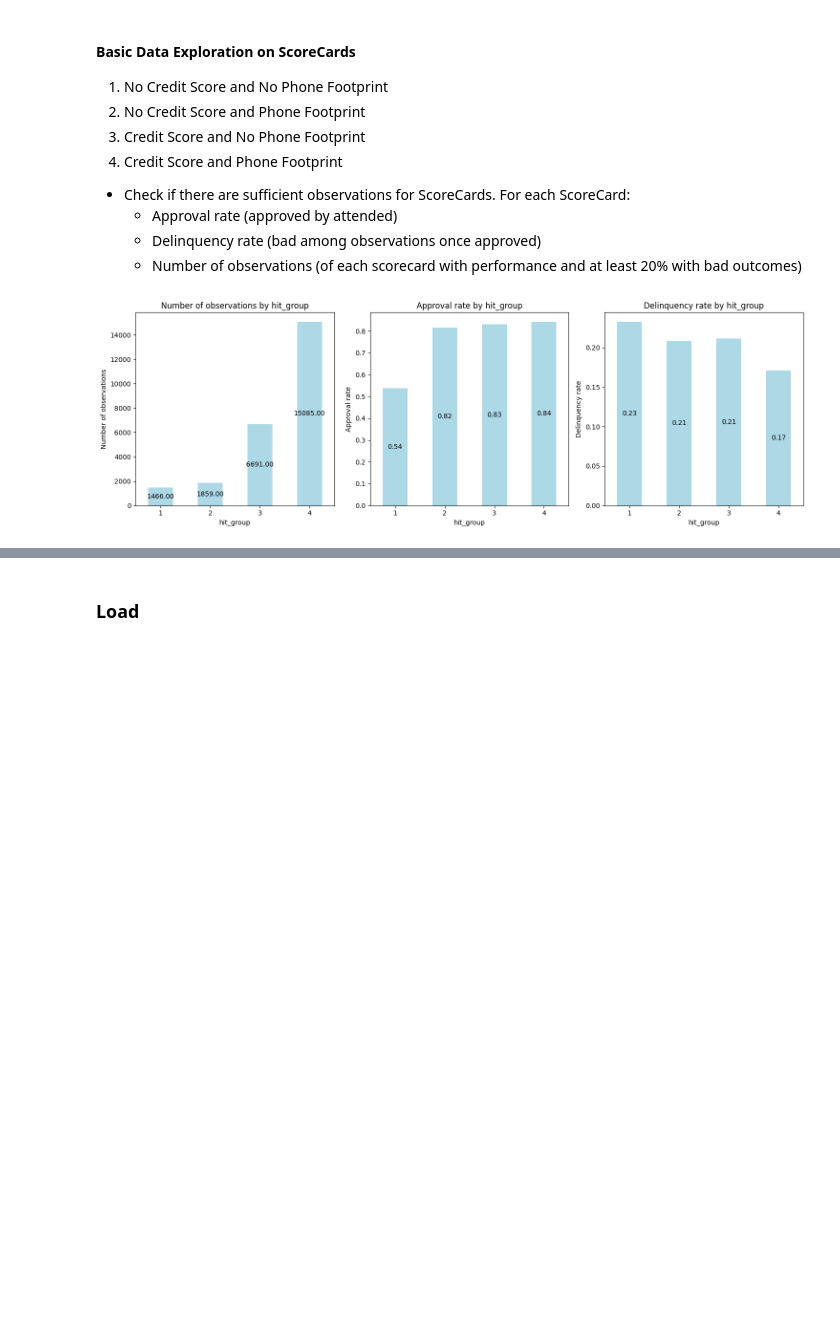
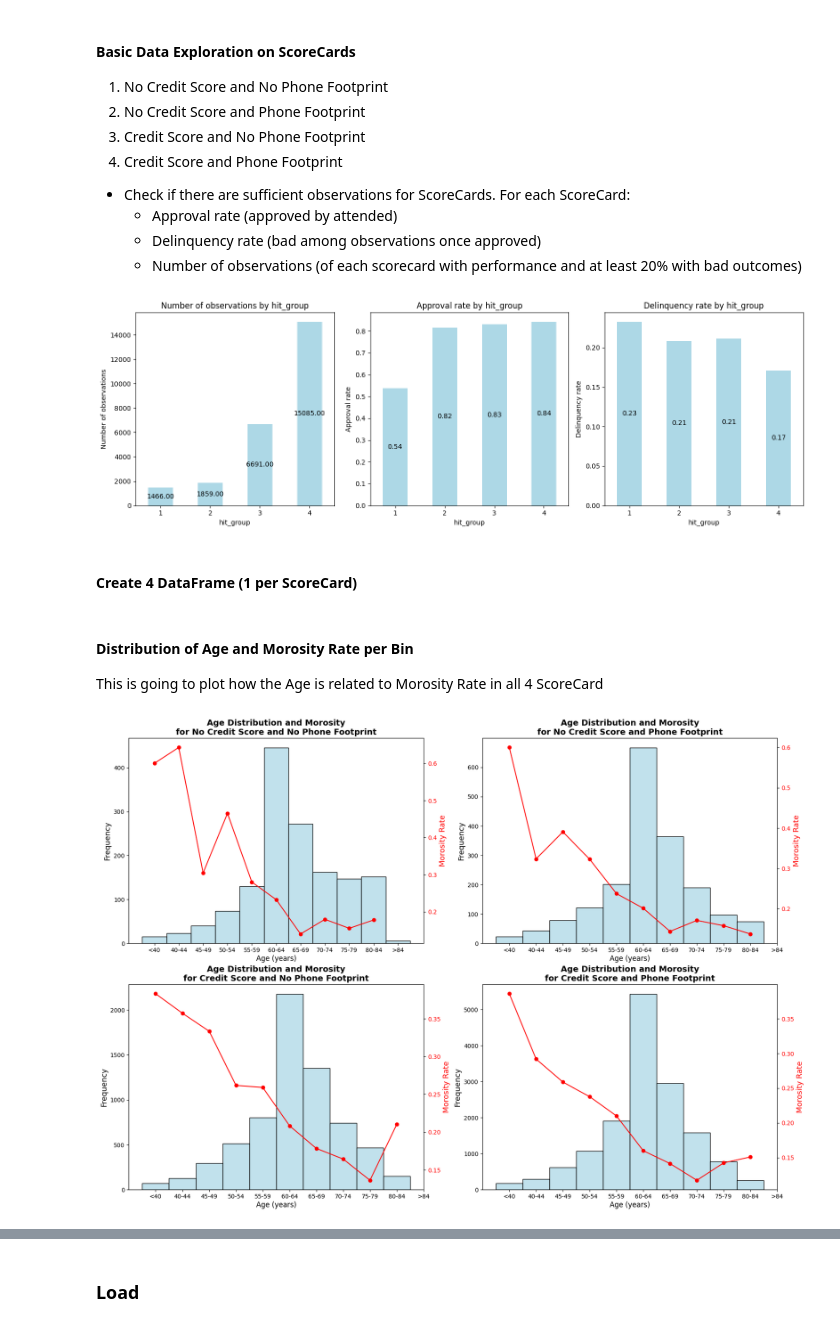
Before and after one commit to magotronico/DataAnalysis_and_AI, a Jupyter notebook: period_2/challenge/training_etl.ipynb, the cells around one changed output, grey strips where cells are left out. Drawn from its saved outputs; the diff is of its cells as text; code cells hidden in the pictures; blank space fills up the shorter version.

```diff
--- a/period_2/challenge/training_etl.ipynb
+++ b/period_2/challenge/training_etl.ipynb
@@ -199,7 +204,8 @@ obs_by_hit_group = df_copy['hit_group'].value_counts().sort_index()
 approval_rate_by_hit_group = df_copy.groupby('hit_group')['aprobado'].mean()
 
 # Delinquency rate by hit_group: mean of 'malo' column if 'aprobado' == 1
-delinquency_rate_by_hit_group = df_copy[df_copy['aprobado'] == 1].groupby('hit_group')['malo'].mean()
+filtered_df = df_copy[(df_copy['malo'] == 0) | (df_copy['malo'] == 1)]
+delinquency_rate_by_hit_group = filtered_df[filtered_df['aprobado'] == 1].groupby('hit_group', observed=True)['malo'].mean()
 
 # Plotting the results
 fig, ax = plt.subplots(1, 3, figsize=(15, 5))
@@ -231,3 +237,59 @@ plt.tight_layout()
 plt.show()
 # %% [output]
 [figure]
+# %% [markdown]
+#### Create 4 DataFrame (1 per ScoreCard)
+# %%
+for i in range(1, 5):
+  globals()[f'df_score_{i}'] = df_copy[df_copy['hit_group'] == i]
+  globals()[f'df_score_{i}'].reset_index(inplace=True)
+# %% [markdown]
+#### Distribution of Age and Morosity Rate per Bin
+
+This is going to plot how the Age is related to Morosity Rate in all 4 ScoreCard
+# %%
+# Define custom bins and labels
+bins = [0, 40, 45, 50, 55, 60, 65, 70, 75, 80, 85, 150]  # Adding bins for <40 and >84
+labels = ['<40', '40-44', '45-49', '50-54', '55-59', '60-64', '65-69', '70-74', '75-79', '80-84', '>84']
+
+# Group titles
+group_titles = [
+    'No Credit Score and No Phone Footprint', # ScoreCard 1
+    'No Credit Score and Phone Footprint', # ScoreCard 2
+    'Credit Score and No Phone Footprint', # ScoreCard 3
+    'Credit Score and Phone Footprint' # ScoreCard 4
+]
+
+# Age Distribution before scaling
+fig, ax = plt.subplots(2, 2, figsize=(20, 14))
+
+for i in range(1, 5):
+    df = globals()[f'df_score_{i}'].copy(deep=True)
+
+    # Categorize the data into the defined bins
+    df['age_binned'] = pd.cut(df['edad_cliente'], bins=bins, labels=labels, right=False)
+
+    # Filter out rows where 'malo' is -1
+    filtered_df = df[(df['malo'] == 0) | (df['malo'] == 1)]
+
+    # Compute the morosity rate by age group
+    morosity_rate_by_age_group = filtered_df[filtered_df['aprobado'] == 1] \
+        .groupby('age_binned', observed=True)['malo'].mean()
+
+    # Plot the distribution of age groups (histogram)
+    sns.histplot(df['age_binned'], ax=ax[(i-1)//2][(i-1)%2], color='lightblue')
+
+    # Plot the morosity rate by age group (line plot)
+    ax2 = ax[(i-1)//2][(i-1)%2].twinx()  # Create a second y-axis to plot the morosity rate
+    ax2.plot(morosity_rate_by_age_group.index, morosity_rate_by_age_group.values, color='red', marker='o')
+    ax2.set_ylabel('Morosity Rate', fontsize=13, color='red')
+    ax2.tick_params(axis='y', labelcolor='red')
+
+    # Title and labels
+    ax[(i-1)//2][(i-1)%2].set_title(f'Age Distribution and Morosity\nfor {group_titles[i-1]}', fontsize=14, fontweight='bold')
+    ax[(i-1)//2][(i-1)%2].set_xlabel('Age (years)', fontsize=12, labelpad=3)
+    ax[(i-1)//2][(i-1)%2].set_ylabel('Frequency', fontsize=13)
+
+plt.show()
+# %% [output]
+[figure, added]
```
Also changed, not shown: parts of 3 cells of this notebook, 2 other files.
